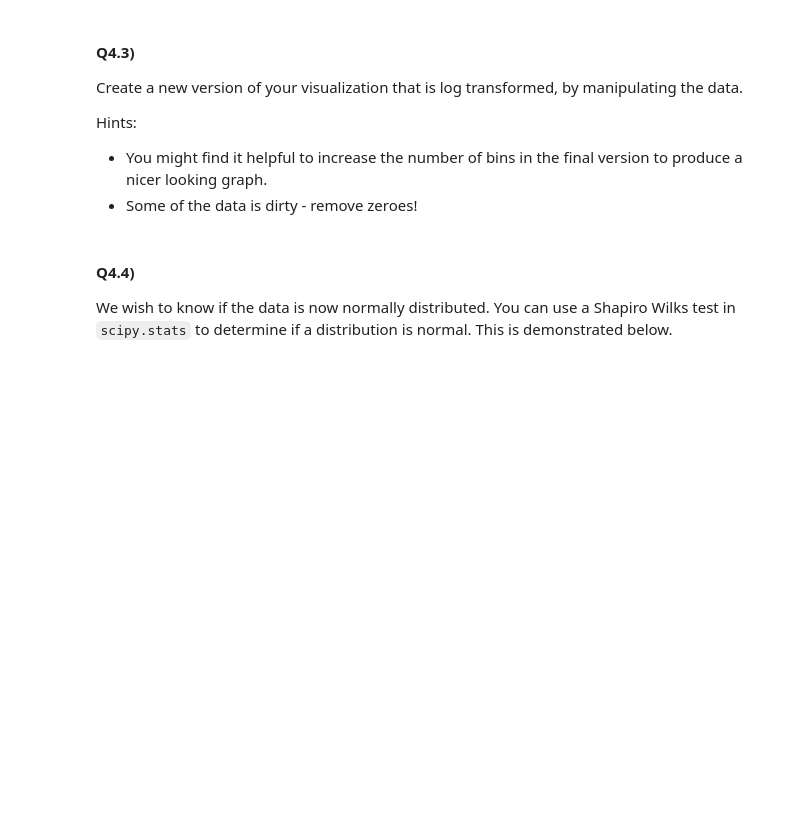
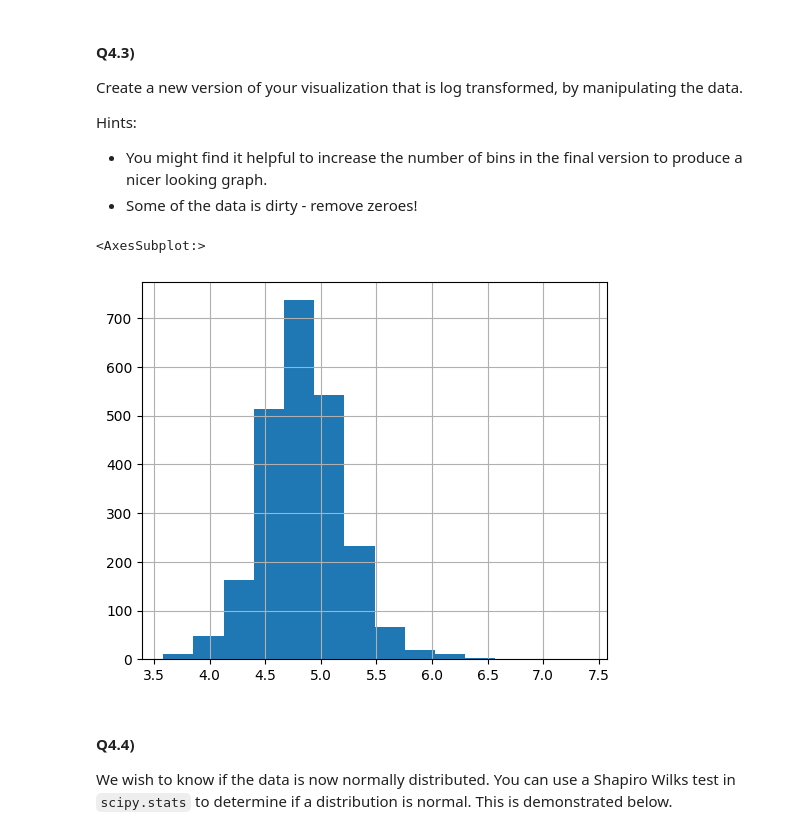
Before and after one commit to meganenglert/CISC367, a Jupyter notebook: Week 6/Statistics Workbook.ipynb, the cells around one changed output. Cells and saved outputs as stored; diff of their text form; code cells hidden in the pictures; blank space fills up the shorter version.

```diff
--- a/Week 6/Statistics Workbook.ipynb
+++ b/Week 6/Statistics Workbook.ipynb
@@ -497,6 +511,13 @@ Create a new version of your visualization that is log transformed, by manipulat
 Hints:
 * You might find it helpful to increase the number of bins in the final version to produce a nicer looking graph.
 * Some of the data is dirty - remove zeroes!
+# %%
+log_heights = heights[heights != 0]
+log_heights = log_heights.apply(np.log)
+log_heights.hist(bins = 14)
+# %% [output]
+<AxesSubplot:>
+[figure, added]
 # %% [markdown]
 #### Q4.4)
 
```
Also changed, not shown: parts of 5 cells of this notebook.
